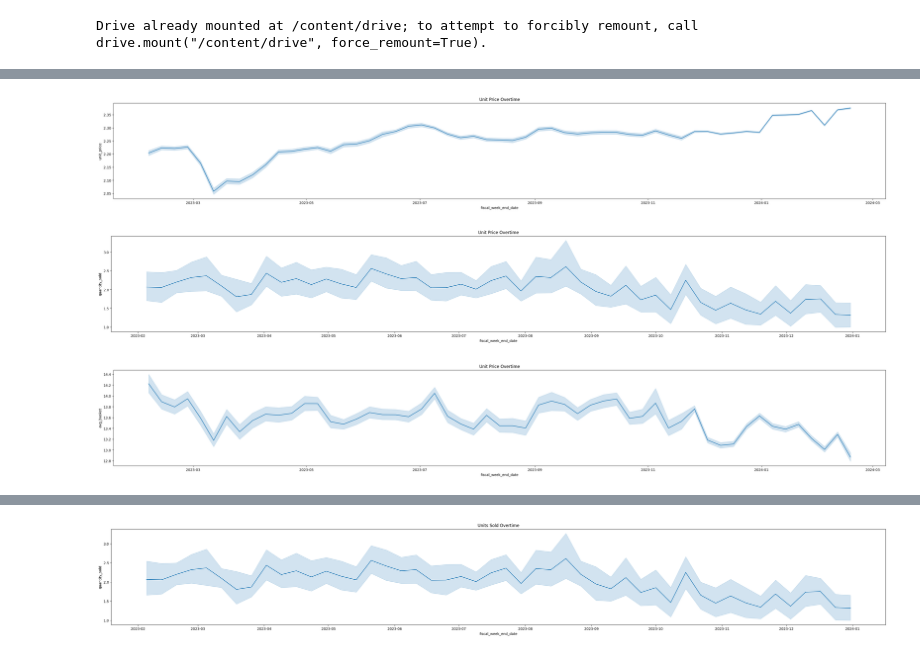
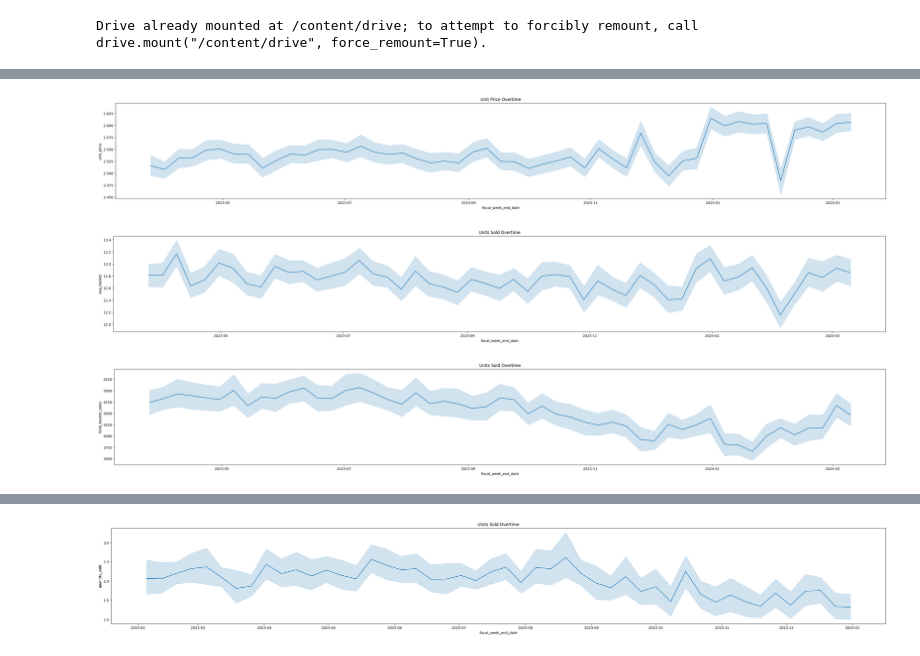
Before and after one commit to MariamAmmar/6644_Final_Project, a Jupyter notebook: MasterData.ipynb, the cells around one changed output, grey strips where cells are left out. Saved outputs shown, nothing was run; the diff lists cells and outputs as text; code cells hidden in the pictures.

```diff
--- a/MasterData.ipynb
+++ b/MasterData.ipynb
@@ -43,30 +41,17 @@ new_df = pd.read_csv('new_df.csv')
 ##Create master DF to be used by everyone
 #Start by8 merging dataframes and dropping unneeded columns
 
-price = pd.read_csv('price_fact.csv')
-site = pd.read_csv('site_dim.csv')
-new_df = pd.read_csv('new_df.csv')
+#new_df = pd.read_csv('new_df.csv')
 
 price['fiscal_week_end_date'] = pd.to_datetime(price['fiscal_week_end_date'])
-new_df['fiscal_week_end_date'] = pd.to_datetime(new_df['fiscal_week_end_date'])
 
-new_df.rename(columns={'site_number_corporate': 'site_id'}, inplace=True)
 
-site.rename(columns={'site_number': 'site_id'}, inplace=True)
-
-merged_data = pd.merge(price, site, on='site_id',how = "left")
+merged_data = pd.merge(price, site, on='site_number',how = "left").dropna()
 
 merged_data['fiscal_week_end_date'] = pd.to_datetime(merged_data['fiscal_week_end_date'])
 
 # Define the number of samples to take from each group
 num_samples = 5000  # Change this value as needed
 
-# Randomly sample from each group
-merged_data = merged_data.groupby('fiscal_week_end_date', group_keys=False).apply(lambda x: x.sample(min(len(x), num_samples)))
-new_df = pd.merge(new_df, site, on='site_id',how = "left")
-
-print(new_df.columns)
-new_df = pd.merge(new_df, price, on=['site_id',"fiscal_week_end_date"],how = "left")
-
-print(new_df.columns)
+merged_data.head()
 # %% [output]
@@ -90,10 +64,0 @@ Index(['division_desc_x', 'product_key', 'Region', 'site_id', 'business_date',
-# %%
-##Create master DF to be used by everyone
-#Start by dropping unneeded columns
-
-drop_cols = ["Eastern_Canada_Breakdown","site_country_id","division_desc","region_desc","Market_ID","site_number.1","Fresh_Food_Fast_Program_Indicator"]
-
-merged_data.drop(columns=drop_cols, inplace=True)
-
-
-print(new_df.columns)
@@ -118,11 +64,0 @@ Index(['division_desc_x', 'product_key', 'Region', 'site_id', 'business_date',
-# %%
-##Engineer margin features for margin dollers and margin rate
-merged_data.dropna(inplace=True)
-
-#merged_data["margin_per_unit"] = merged_data["unit_price"] - merged_data["final_cost"]
-merged_data["total_margin"] = (merged_data["unit_price"] - merged_data["net_single_unit_cost"]) * (merged_data["units_sold"])
-merged_data["margin_rate"] = (((merged_data["margin_per_unit"]) *(merged_data["units_sold"])) / merged_data["item_sales"]).round(2)
-merged_data["units_sold_PSPW"] = ((merged_data["units_sold"]) /merged_data["site_id"].nunique()/ merged_data["fiscal_week_end_date"].nunique())
-
-
-mw_df = merged_data[merged_data["BU_simplified_name"] == "MIDWEST"]
@@ -187,18 +106,18 @@ sns.lineplot(data=merged_data, x='fiscal_week_end_date', y='unit_price')
 plt.title('Unit Price Overtime')
 plt.show()
 # %% [output]
-[figure, old version]
+[figure, new version]
 # %%
 plt.figure(figsize=(40, 5))
-sns.lineplot(data=new_df, x='fiscal_week_end_date', y='quantity_sold')
-plt.title('Unit Price Overtime')
+sns.lineplot(data=merged_data, x='fiscal_week_end_date', y='avg_basket')
+plt.title('Units Sold Overtime')
 plt.show()
 # %% [output]
-[figure, old version]
+[figure, new version]
 # %%
 plt.figure(figsize=(40, 5))
-sns.lineplot(data=merged_data, x='fiscal_week_end_date', y='avg_basket')
-plt.title('Unit Price Overtime')
+sns.lineplot(data=merged_data, x='fiscal_week_end_date', y='total_basket_sales')
+plt.title('Units Sold Overtime')
 plt.show()
 # %% [output]
-[figure, old version]
+[figure, new version]
```
Also changed, not shown: parts of 13 cells of this notebook.
